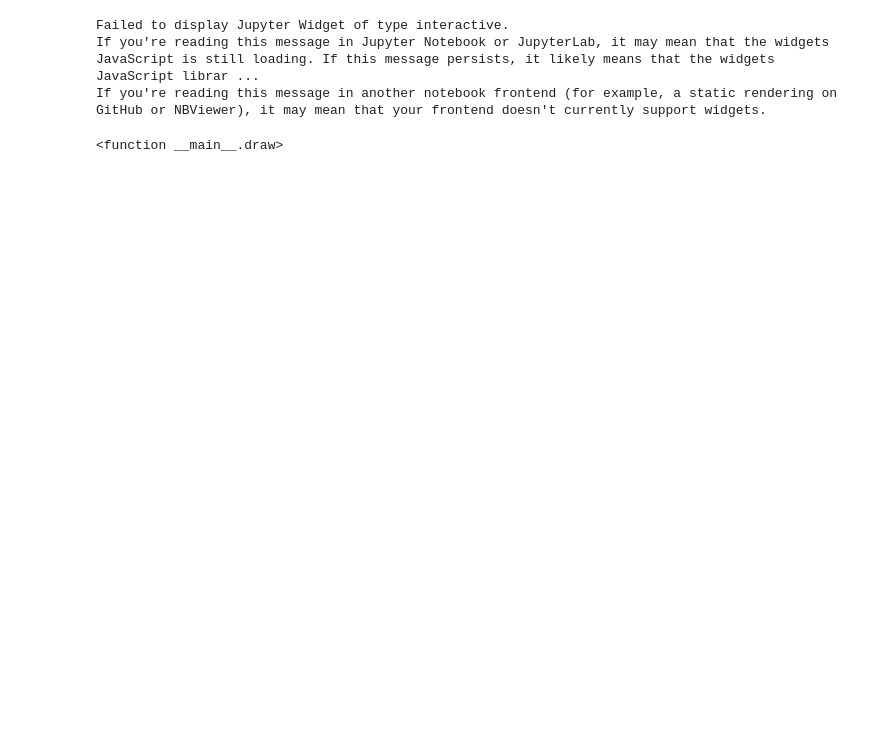
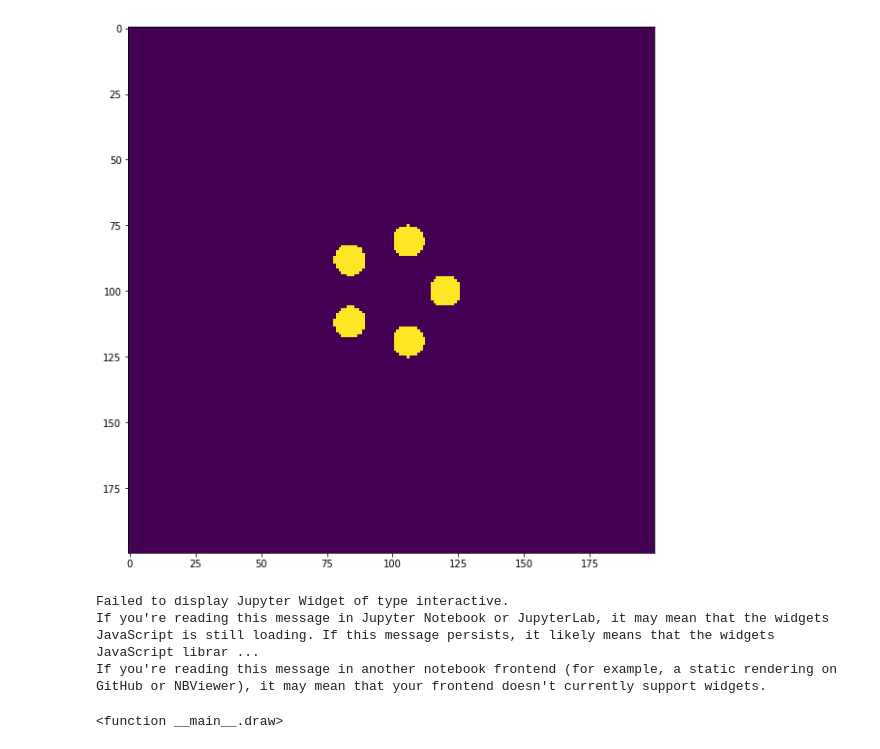
Before and after one commit to mastensg/misc, a Jupyter notebook: tannstang/tannstang.ipynb, the cells around one changed output. Cells and saved outputs as stored; diff of their text form; code cells hidden in the pictures; blank space fills up the shorter version.

```diff
--- a/tannstang/tannstang.ipynb
+++ b/tannstang/tannstang.ipynb
@@ -8,32 +8,34 @@ from ipywidgets import *
 # %%
 z = 200
 
 
 #fb = np.zeros((z,z), dtype=np.uint8)
 def draw(A):
     fb = np.zeros((z,z), dtype=np.uint8)
 
     N = 5
     R = 0.1
     r = 0.03
 
     C = 2 * np.pi * R
     X = (A / (2 * np.pi)) * C
     Y = 0
 
     for i in range(N):
         a = A + 2 * np.pi * (i / N)
         x = X + R * np.cos(a)
         y = Y + R * np.sin(a)
 
         xx, yy = skid.circle(z//2 + z*x, z//2 + z*y, z*r)
         fb[yy, xx] = 1
 
     plt.figure(figsize=(10,10))
     plt.imshow(fb)
 
-interact(draw, A=(-np.pi, np.pi, 0.1))
+draw(0)
+#interact(draw, A=(-np.pi, np.pi, 0.1))
 # %% [output]
+[figure, added]
 Failed to display Jupyter Widget of type interactive.
 If you're reading this message in Jupyter Notebook or JupyterLab, it may mean that the widgets JavaScript is still loading. If this message persists, it likely means that the widgets JavaScript librar ...
 If you're reading this message in another notebook frontend (for example, a static rendering on GitHub or NBViewer), it may mean that your frontend doesn't currently support widgets.
```
Also changed, not shown: parts of 1 cell of this notebook.
